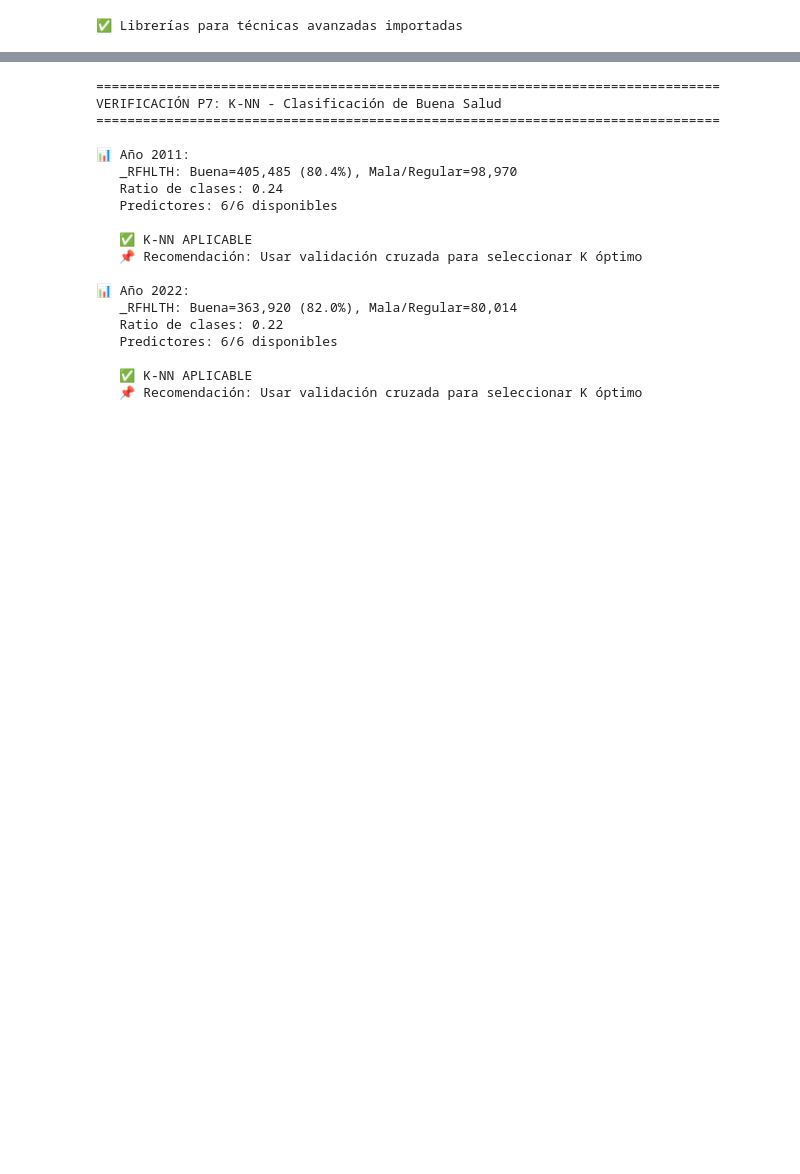
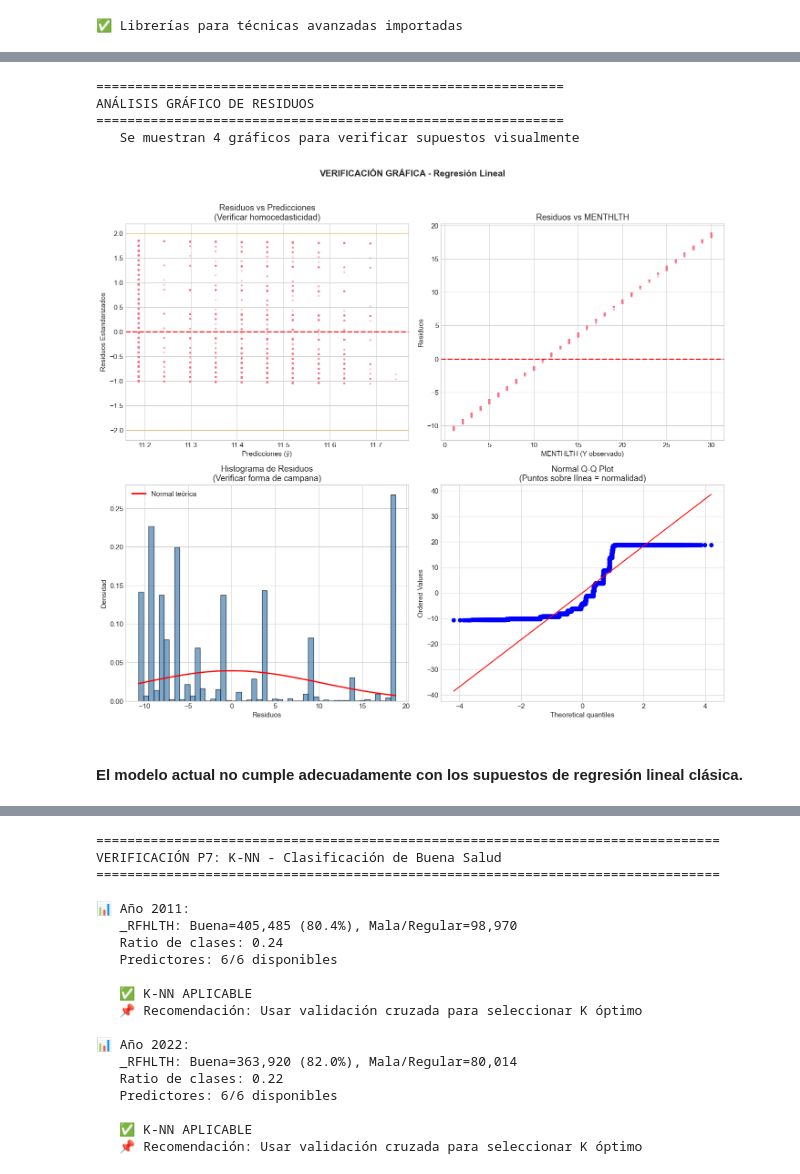
Before and after one commit to MaureenSales/Proyecto-de-Estadistica, a Jupyter notebook: BRFSS_2011_2022_Analysis.ipynb, the cells around one changed output, grey strips where cells are left out. Drawn from its saved outputs; the diff is of its cells as text; code cells hidden in the pictures; blank space fills up the shorter version.

```diff
--- a/BRFSS_2011_2022_Analysis.ipynb
+++ b/BRFSS_2011_2022_Analysis.ipynb
@@ -2405,0 +2634,60 @@ VERIFICACIÓN P6: MANN-WHITNEY U - Sueño según Hipertensión
+# %%
+# =============================================================================
+# ANÁLISIS GRÁFICO DE RESIDUOS
+# =============================================================================
+print('\n' + '=' * 60)
+print('ANÁLISIS GRÁFICO DE RESIDUOS')
+print('=' * 60)
+
+print('   Se muestran 4 gráficos para verificar supuestos visualmente')
+
+residuos_std = (residuos - np.mean(residuos)) / np.std(residuos)
+
+fig, axes = plt.subplots(2, 2, figsize=(14, 12))
+
+# 1. Residuos vs Predicciones
+ax1 = axes[0, 0]
+ax1.scatter(predicciones, residuos_std, alpha=0.3, s=5)
+ax1.axhline(y=0, color='r', linestyle='--', linewidth=2)
+ax1.axhline(y=2, color='orange', linestyle=':', linewidth=1)
+ax1.axhline(y=-2, color='orange', linestyle=':', linewidth=1)
+ax1.set_xlabel('Predicciones (ŷ)')
+ax1.set_ylabel('Residuos Estandarizados')
+ax1.set_title('Residuos vs Predicciones\n(Verificar homocedasticidad)')
+
+# 2. Residuos vs Y
+ax2 = axes[0, 1]
+ax2.scatter(y_sm, residuos, alpha=0.3, s=5)
+ax2.axhline(y=0, color='r', linestyle='--', linewidth=2)
+ax2.set_xlabel('MENTHLTH (Y observado)')
+ax2.set_ylabel('Residuos')
+ax2.set_title('Residuos vs MENTHLTH')
+
+# 3. Histograma de Residuos
+ax3 = axes[1, 0]
+ax3.hist(residuos, bins=50, density=True, alpha=0.7, color='steelblue', edgecolor='black')
+x_norm = np.linspace(residuos.min(), residuos.max(), 100)
+y_norm = stats.norm.pdf(x_norm, np.mean(residuos), np.std(residuos))
+ax3.plot(x_norm, y_norm, 'r-', linewidth=2, label='Normal teórica')
+ax3.set_xlabel('Residuos')
+ax3.set_ylabel('Densidad')
+ax3.set_title('Histograma de Residuos\n(Verificar forma de campana)')
+ax3.legend()
+
+# 4. QQ-Plot
+ax4 = axes[1, 1]
+stats.probplot(residuos, dist="norm", plot=ax4)
+ax4.set_title('Normal Q-Q Plot\n(Puntos sobre línea = normalidad)')
+
+plt.suptitle('VERIFICACIÓN GRÁFICA - Regresión Lineal',
+             y=1.02, fontsize=14, fontweight='bold')
+plt.tight_layout()
+plt.show()
+# %% [output]
+============================================================
+ANÁLISIS GRÁFICO DE RESIDUOS
+============================================================
+   Se muestran 4 gráficos para verificar supuestos visualmente
+[figure, added]
+# %% [markdown]
+#### El modelo actual no cumple adecuadamente con los supuestos de regresión lineal clásica.
```
Also changed, not shown: parts of 36 cells of this notebook, 34 other files.
